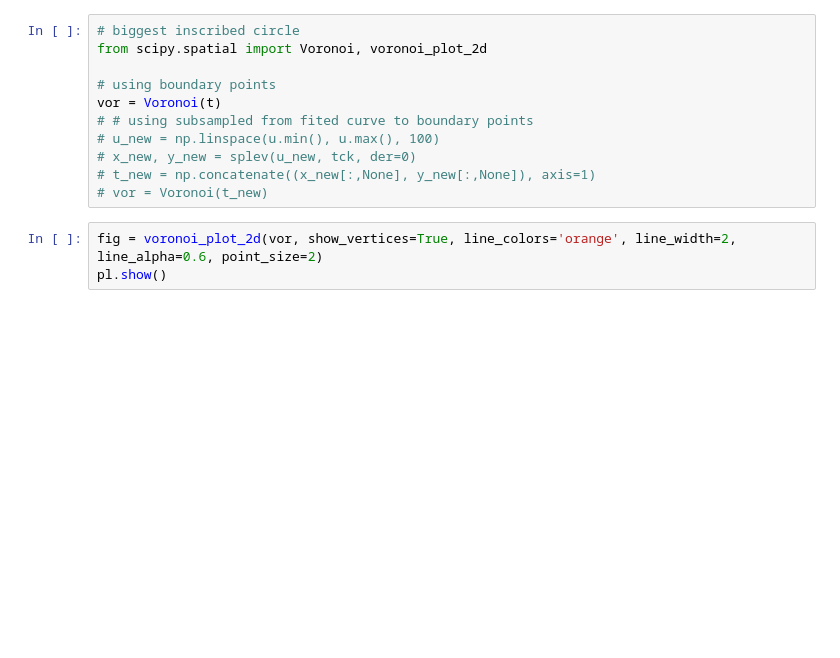
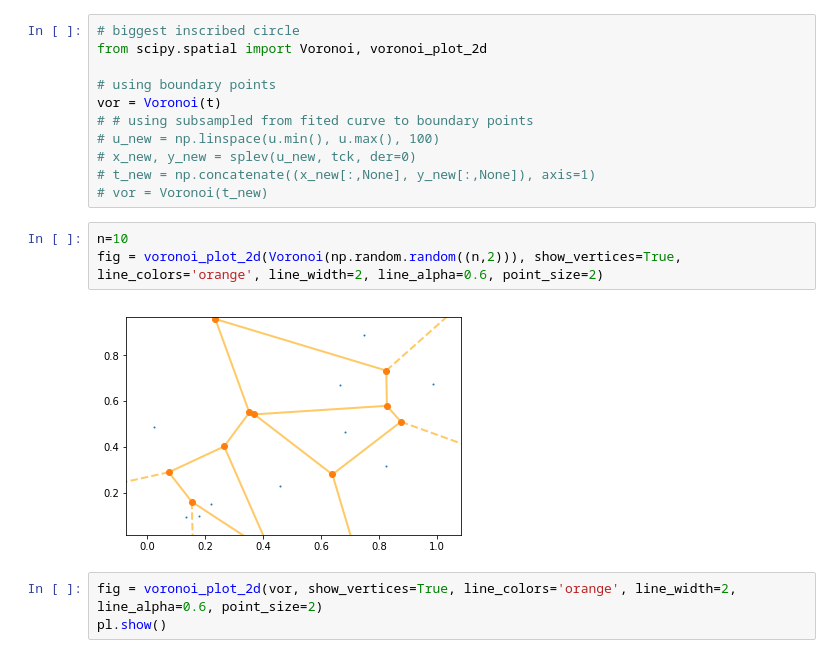
Before and after one commit to mpaquette/notebooks, a Jupyter notebook: circle-approx-histo-diff.ipynb, the cells around one changed output. Cells and saved outputs as stored; diff of their text form; blank space fills up the shorter version.

```diff
--- a/circle-approx-histo-diff.ipynb
+++ b/circle-approx-histo-diff.ipynb
@@ -439,6 +444,11 @@ vor = Voronoi(t)
 # x_new, y_new = splev(u_new, tck, der=0)
 # t_new = np.concatenate((x_new[:,None], y_new[:,None]), axis=1)
 # vor = Voronoi(t_new)
+# %%
+n=10
+fig = voronoi_plot_2d(Voronoi(np.random.random((n,2))), show_vertices=True, line_colors='orange', line_width=2, line_alpha=0.6, point_size=2)
+# %% [output]
+[figure, added]
 # %%
 fig = voronoi_plot_2d(vor, show_vertices=True, line_colors='orange', line_width=2, line_alpha=0.6, point_size=2)
 pl.show()
```
Also changed, not shown: parts of 10 cells of this notebook, 7 other files.
